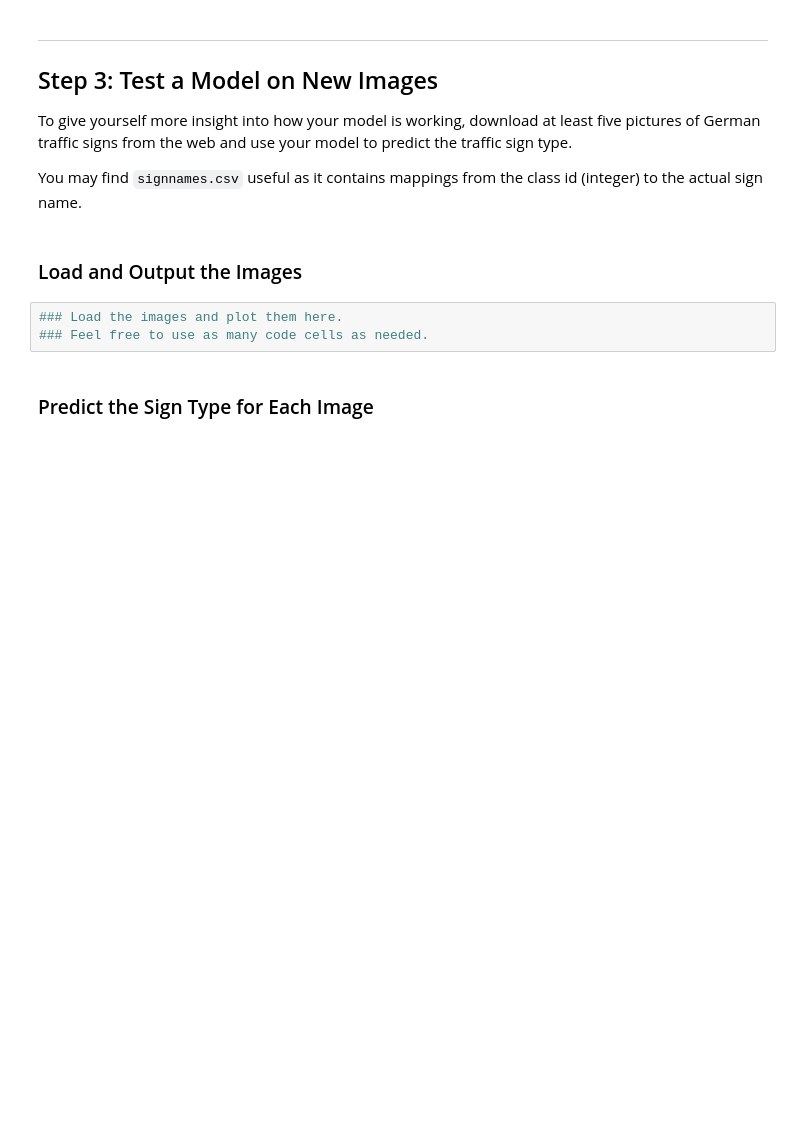
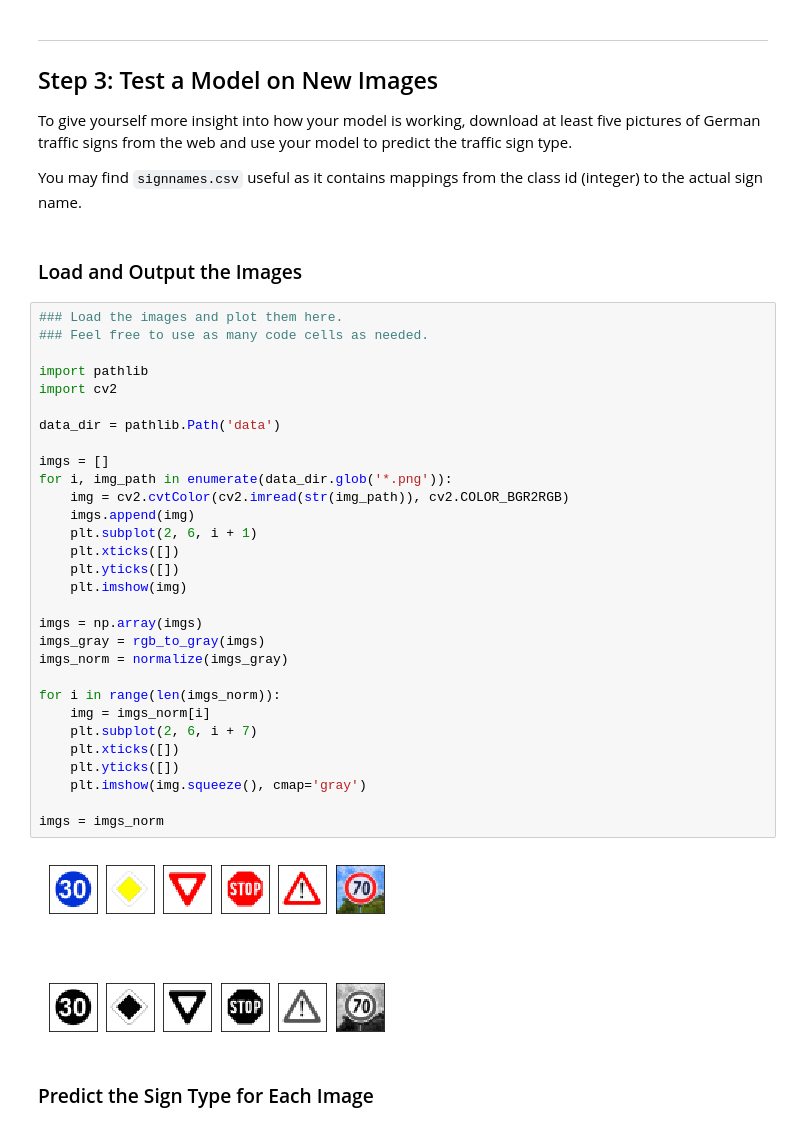
Before and after one commit to shanekelly/traffic-sign-classification, a Jupyter notebook: traffic_sign_classifier.ipynb, the cells around one changed output. Cells and saved outputs as stored; diff of their text form; blank space fills up the shorter version.

Commit message:
Add 6 test images downloaded from the web

```diff
--- a/traffic_sign_classifier.ipynb
+++ b/traffic_sign_classifier.ipynb
@@ -604,9 +604,38 @@ To give yourself more insight into how your model is working, download at least
 You may find `signnames.csv` useful as it contains mappings from the class id (integer) to the actual sign name.
 # %% [markdown]
 ### Load and Output the Images
-# %%
-### Load the images and plot them here.
-### Feel free to use as many code cells as needed.
+# %%
+### Load the images and plot them here.
+### Feel free to use as many code cells as needed.
+
+import pathlib
+import cv2
+
+data_dir = pathlib.Path('data')
+
+imgs = []
+for i, img_path in enumerate(data_dir.glob('*.png')):
+    img = cv2.cvtColor(cv2.imread(str(img_path)), cv2.COLOR_BGR2RGB)
+    imgs.append(img)
+    plt.subplot(2, 6, i + 1)
+    plt.xticks([])
+    plt.yticks([])
+    plt.imshow(img)
+
+imgs = np.array(imgs)
+imgs_gray = rgb_to_gray(imgs)
+imgs_norm = normalize(imgs_gray)
+
+for i in range(len(imgs_norm)):
+    img = imgs_norm[i]
+    plt.subplot(2, 6, i + 7)
+    plt.xticks([])
+    plt.yticks([])
+    plt.imshow(img.squeeze(), cmap='gray')
+
+imgs = imgs_norm
+# %% [output]
+[figure, added]
 # %% [markdown]
 ### Predict the Sign Type for Each Image
 # %%
```
Also changed, not shown: parts of 8 cells of this notebook.
